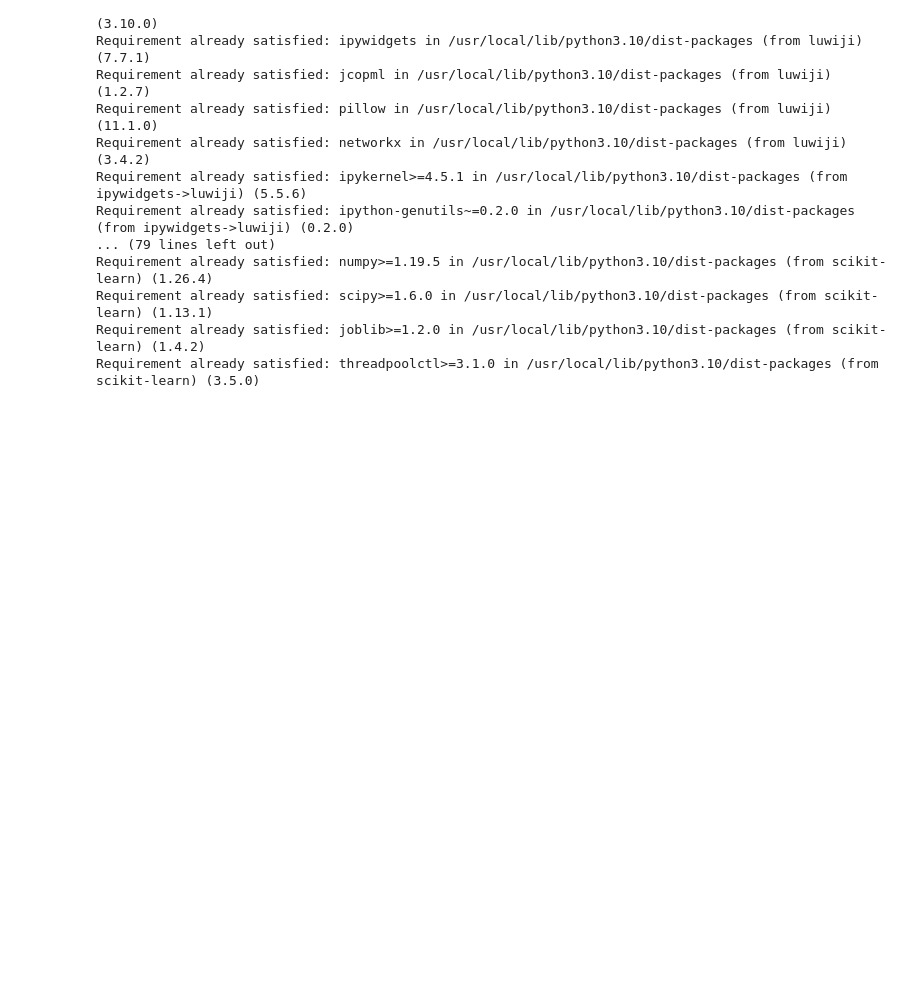
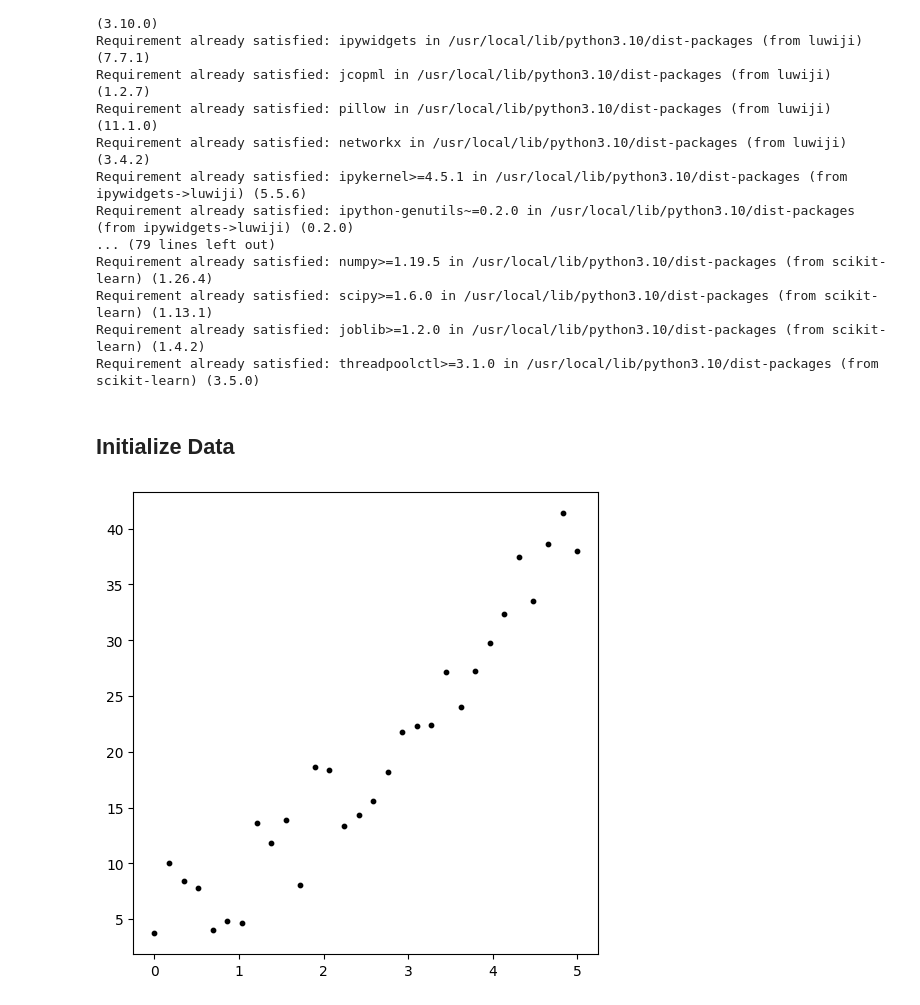
Before and after one commit to Ibnuamrithaher/Mechine-Learning-And-Deep-Learning, a Jupyter notebook: Random Forest/part1 - Decision Tree and Random Forest.ipynb, the cells around one changed output. Saved outputs shown, nothing was run; the diff lists cells and outputs as text; code cells hidden in the pictures; blank space fills up the shorter version.

```diff
--- a/Random Forest/part1 - Decision Tree and Random Forest.ipynb
+++ b/Random Forest/part1 - Decision Tree and Random Forest.ipynb
@@ -23,0 +26,6 @@ Requirement already satisfied: threadpoolctl>=3.1.0 in /usr/local/lib/python3.10
+# %% [markdown]
+## **Initialize Data**
+# %%
+demo.data()
+# %% [output]
+[figure, added]
```
Also changed, not shown: parts of 13 cells of this notebook.
